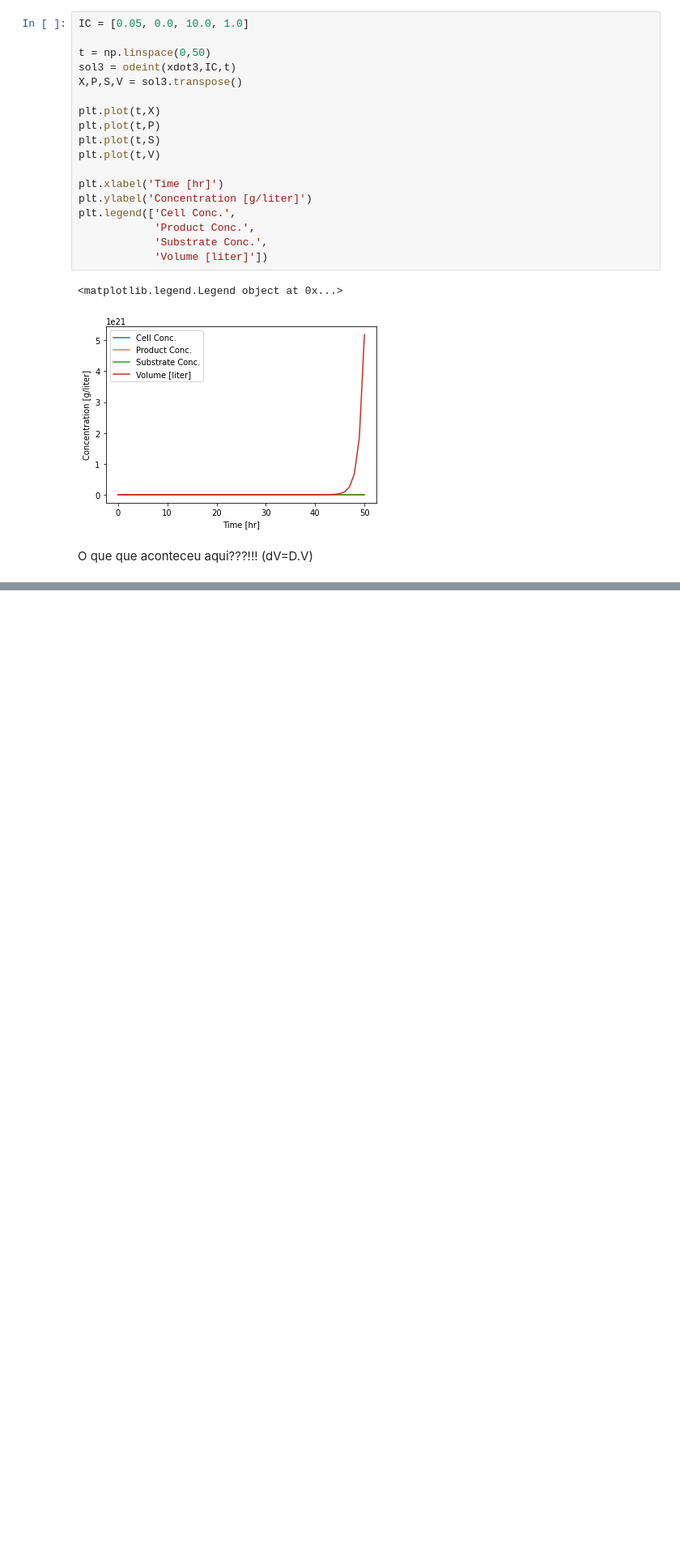
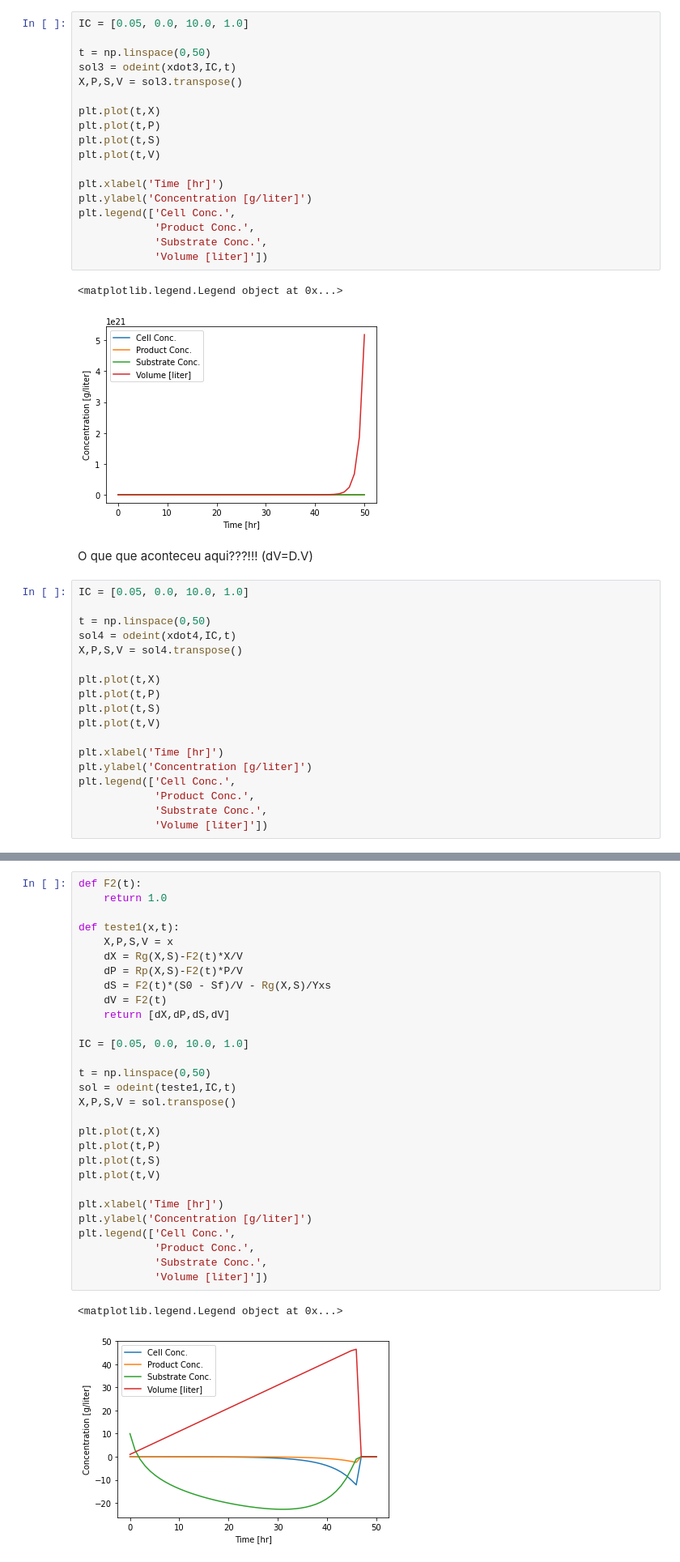
Before and after one commit to RaphaLevy/Artigo_Fenomenos_Biologicos, a Jupyter notebook: Projeto_ModBio_RaphaelLevy_e_ErickBrito.ipynb, the cells around one changed output, grey strips where cells are left out. Shown at 81% size. Cells and saved outputs as stored; diff of their text form; blank space fills up the shorter version.

Commit message:
Adiciona testescom fluxo e volume

```diff
--- a/Projeto_ModBio_RaphaelLevy_e_ErickBrito.ipynb
+++ b/Projeto_ModBio_RaphaelLevy_e_ErickBrito.ipynb
@@ -128,3 +136,21 @@ plt.legend(['Cell Conc.',
 [figure]
 # %% [markdown]
 O que que aconteceu aqui???!!! (dV=D.V)
+# %%
+IC = [0.05, 0.0, 10.0, 1.0]
+
+t = np.linspace(0,50)
+sol4 = odeint(xdot4,IC,t)
+X,P,S,V = sol4.transpose()
+
+plt.plot(t,X)
+plt.plot(t,P)
+plt.plot(t,S)
+plt.plot(t,V)
+
+plt.xlabel('Time [hr]')
+plt.ylabel('Concentration [g/liter]')
+plt.legend(['Cell Conc.',
+            'Product Conc.',
+            'Substrate Conc.',
+            'Volume [liter]'])
@@ -130,0 +164,32 @@ O que que aconteceu aqui???!!! (dV=D.V)
+# %%
+def F2(t):
+    return 1.0
+
+def teste1(x,t):
+    X,P,S,V = x
+    dX = Rg(X,S)-F2(t)*X/V
+    dP = Rp(X,S)-F2(t)*P/V
+    dS = F2(t)*(S0 - Sf)/V - Rg(X,S)/Yxs
+    dV = F2(t)
+    return [dX,dP,dS,dV]
+
+IC = [0.05, 0.0, 10.0, 1.0]
+
+t = np.linspace(0,50)
+sol = odeint(teste1,IC,t)
+X,P,S,V = sol.transpose()
+
+plt.plot(t,X)
+plt.plot(t,P)
+plt.plot(t,S)
+plt.plot(t,V)
+
+plt.xlabel('Time [hr]')
+plt.ylabel('Concentration [g/liter]')
+plt.legend(['Cell Conc.',
+            'Product Conc.',
+            'Substrate Conc.',
+            'Volume [liter]'])
+# %% [output]
+<matplotlib.legend.Legend object at 0x...>
+[figure, added]
```
Also changed, not shown: parts of 9 cells of this notebook.
